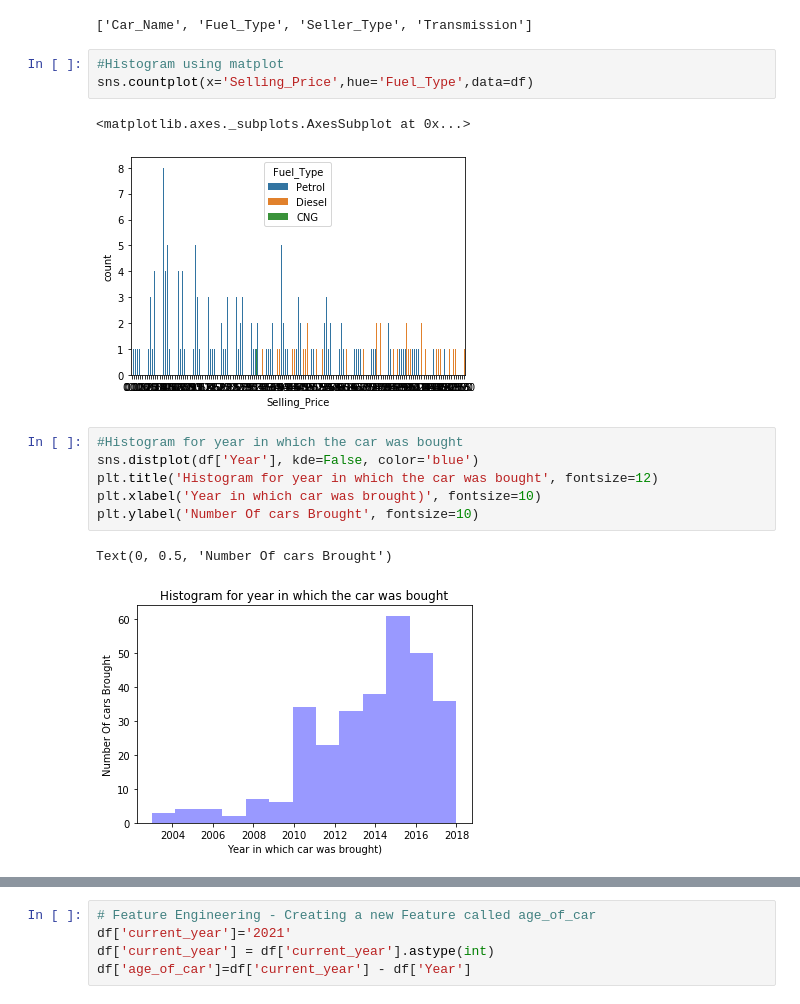
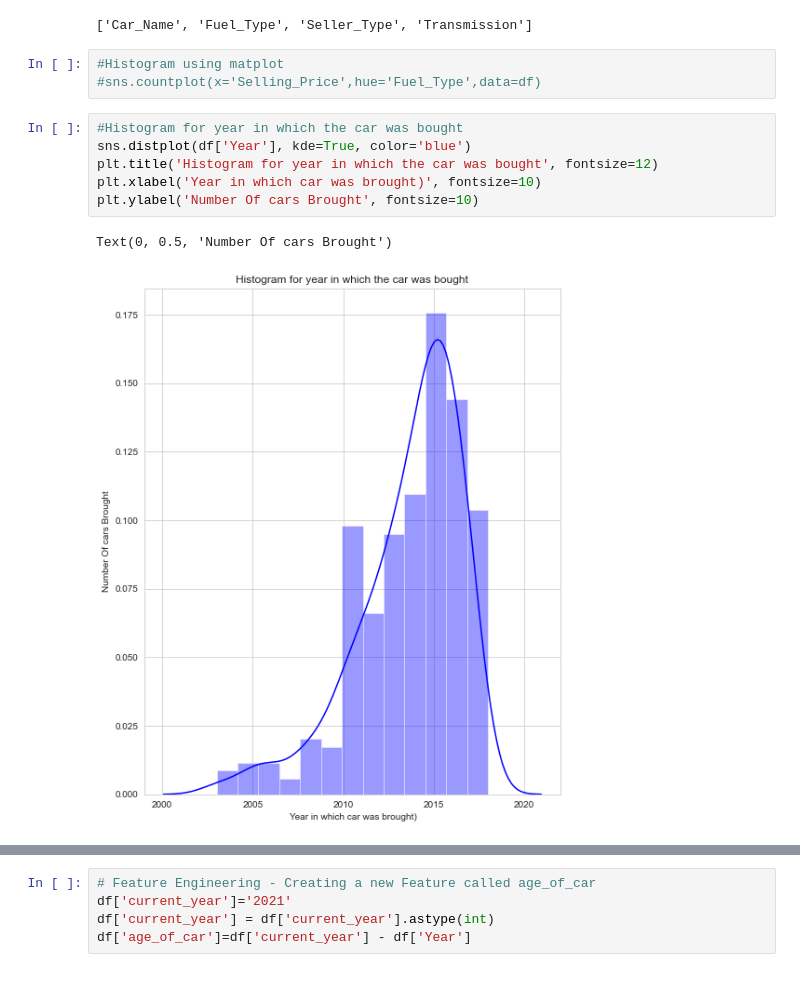
Before and after one commit to abhiraturi/Car_Prediction, a Jupyter notebook: IDS_Car_Dekho_Assignment.ipynb, the cells around one changed output, grey strips where cells are left out. Saved outputs shown, nothing was run; the diff lists cells and outputs as text.

Commit message:
Added trend line to histogram

```diff
--- a/IDS_Car_Dekho_Assignment.ipynb
+++ b/IDS_Car_Dekho_Assignment.ipynb
@@ -152,18 +152,15 @@ print(categoricaldata)
 ['Car_Name', 'Fuel_Type', 'Seller_Type', 'Transmission']
 # %%
 #Histogram using matplot
-sns.countplot(x='Selling_Price',hue='Fuel_Type',data=df)
+#sns.countplot(x='Selling_Price',hue='Fuel_Type',data=df)
-# %% [output]
-<matplotlib.axes._subplots.AxesSubplot at 0x...>
-[figure, removed]
 # %%
 #Histogram for year in which the car was bought
-sns.distplot(df['Year'], kde=False, color='blue')
+sns.distplot(df['Year'], kde=True, color='blue')
 plt.title('Histogram for year in which the car was bought', fontsize=12)
 plt.xlabel('Year in which car was brought)', fontsize=10)
 plt.ylabel('Number Of cars Brought', fontsize=10)
 # %% [output]
 Text(0, 0.5, 'Number Of cars Brought')
-[figure, old version]
+[figure, new version]
 # %%
 #Histogram for selling price
```
Also changed, not shown: parts of 7 cells of this notebook.
